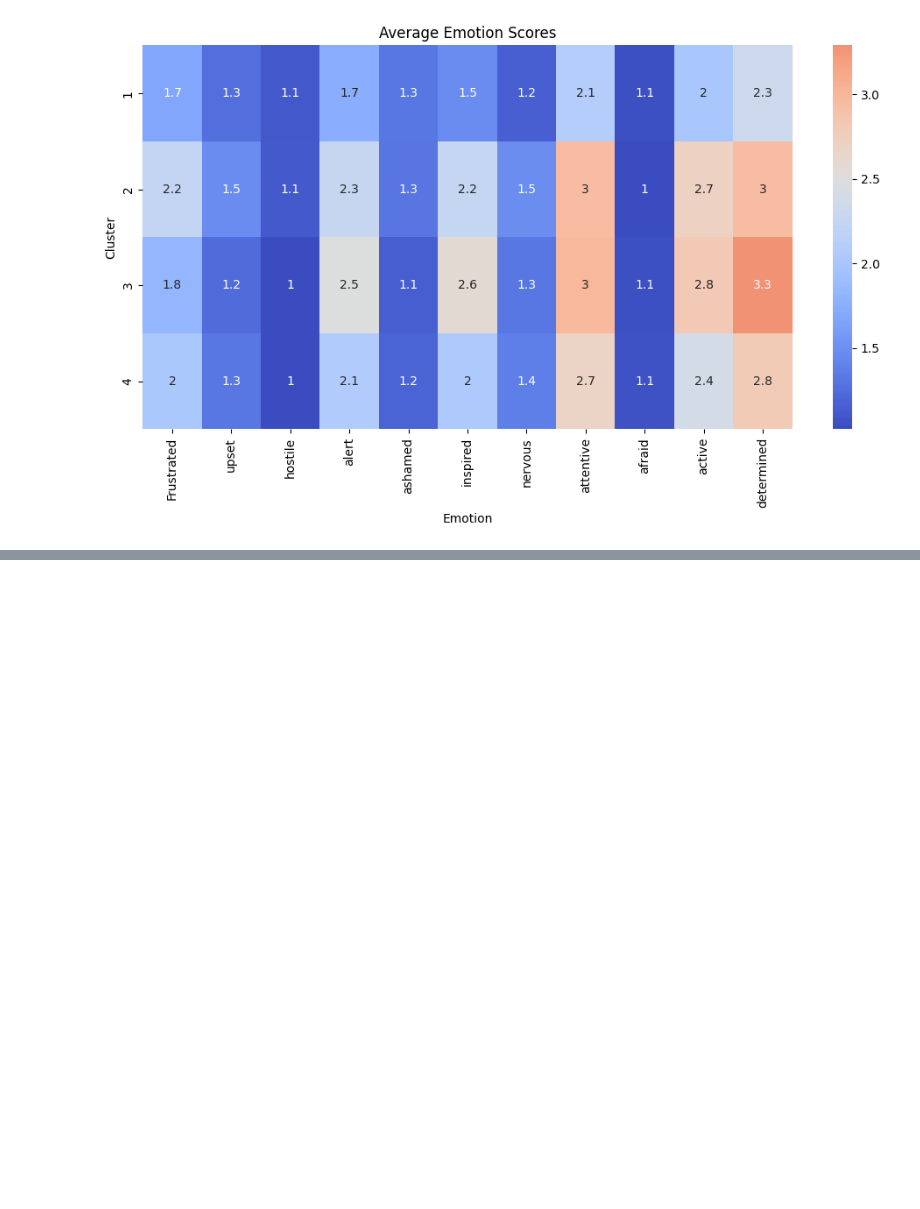
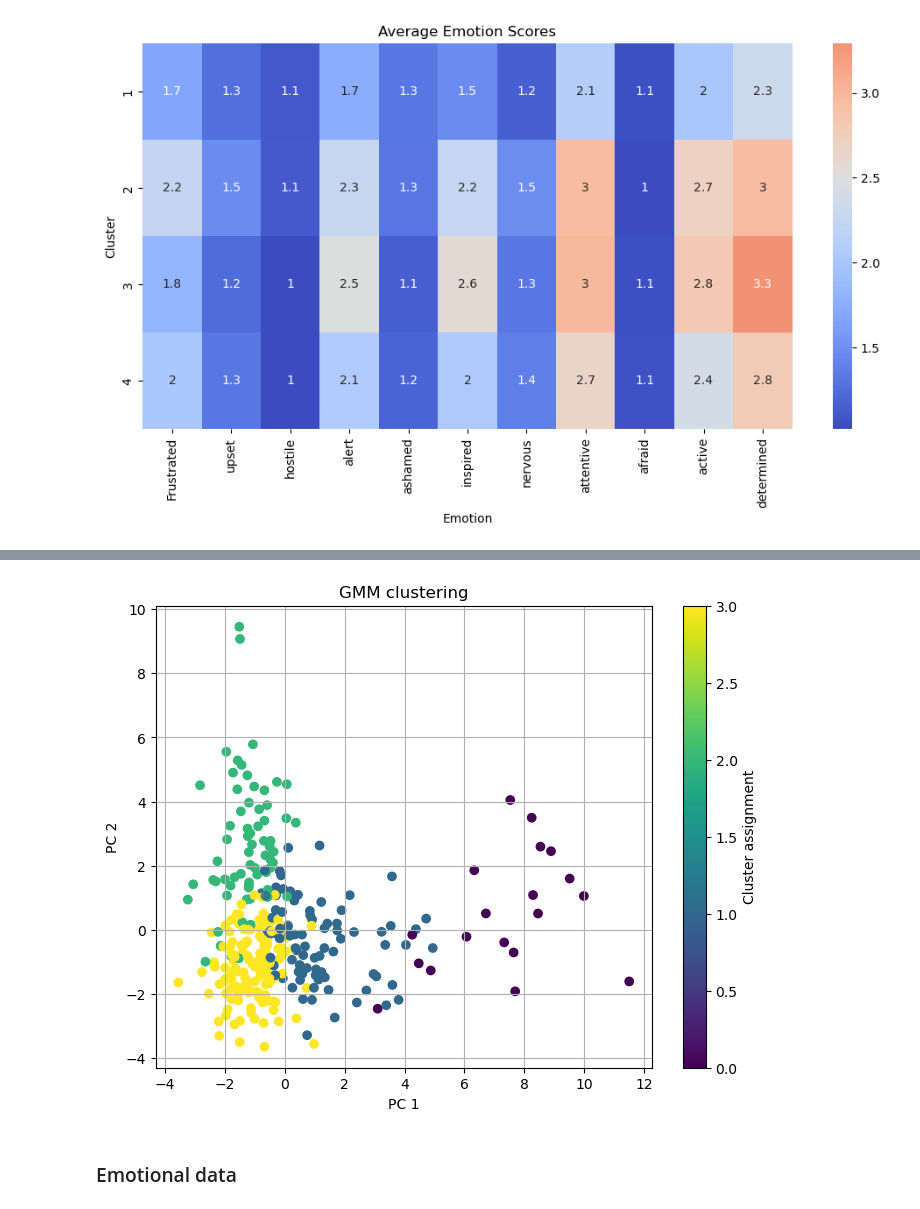
Before and after one commit to hjelp200121/02582Case2, a Jupyter notebook: GMM_analysis.ipynb, the cells around one changed output, grey strips where cells are left out. Saved outputs shown, nothing was run; the diff lists cells and outputs as text; code cells hidden in the pictures; blank space fills up the shorter version.

```diff
--- a/GMM_analysis.ipynb
+++ b/GMM_analysis.ipynb
@@ -211,0 +237,22 @@ Cluster 1 seems to have most participants in phase 1 (puzzle solving), while clu
+# %%
+
+
+probs = gmm.predict_proba(cluster_df)
+labels = probs.argmax(axis=1)
+confidences = probs.max(axis=1)
+
+pca = PCA(n_components=2)
+X = pca.fit_transform(cluster_df)
+
+plt.figure(figsize=(8, 6))
+scatter = plt.scatter(X[:, 0], X[:, 1], c=labels, cmap='viridis', alpha=confidences)
+plt.colorbar(label='Cluster assignment')
+plt.title('GMM clustering')  #opacity = confidence
+plt.xlabel('PC 1')
+plt.ylabel('PC 2')
+plt.grid(True)
+plt.show()
+# %% [output]
+[figure, added]
+# %% [markdown]
+### Emotional data
```
Also changed, not shown: parts of 34 cells of this notebook.
